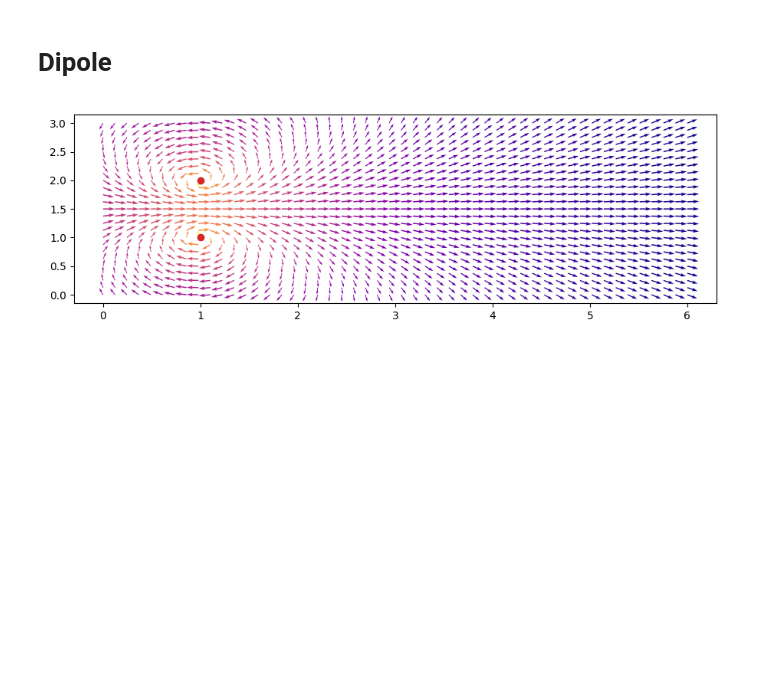
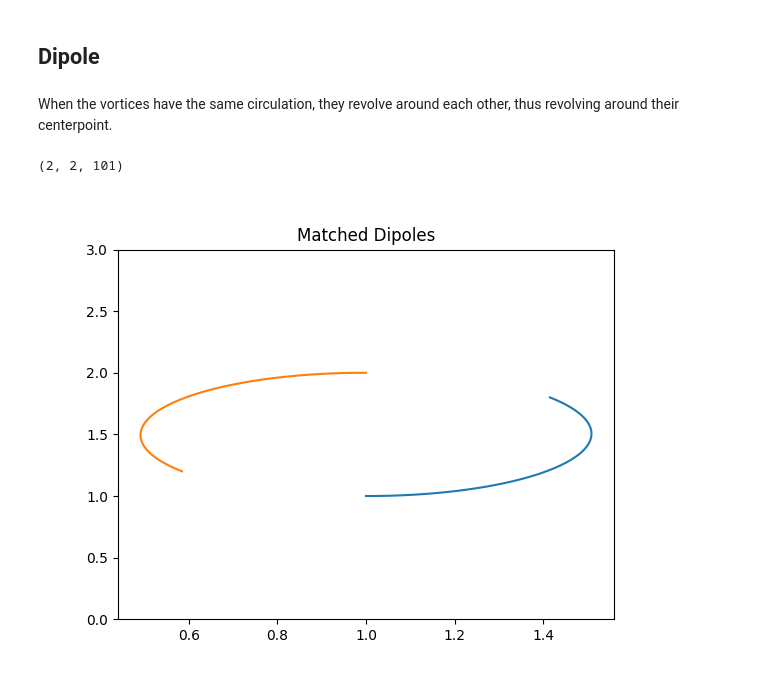
Before and after one commit to JEElsner/amath505, a Jupyter notebook: hw5/Homework 5.ipynb, the cells around one changed output. Saved outputs shown, nothing was run; the diff lists cells and outputs as text; code cells hidden in the pictures; blank space fills up the shorter version.

```diff
--- a/hw5/Homework 5.ipynb
+++ b/hw5/Homework 5.ipynb
@@ -8,4 +64,4 @@ from hw5 import VortexManager, animate
 import ipympl
 %matplotlib widget
 # %% [markdown]
-# Dipole
+## Dipole
@@ -12,15 +73,23 @@ import ipympl
+# %% [markdown]
+When the vortices have the same circulation, they revolve around each other, thus revolving around their centerpoint.
 # %%
-dt = 0.1
-
-x = np.linspace(0, 6, 50)
-y = np.linspace(0, 3, 25)
-
 dipole = VortexManager(2)
-v1 = dipole.add(1, 1, -1)
+v1 = dipole.add(1, 1, 1)
 v2 = dipole.add(1, 2, 1)
 
-anim = animate(dipole,  x, y, dt, figsize=(9, 3), duration=250)
-plt.tight_layout()
+# anim = animate(dipole,  x, y, dt, figsize=(9, 3), duration=250)
+# anim.save('./dipole_advection.gif')
+
+fig, ax = plt.subplots()
+points = dipole.step_forward(dt, 100)
+print(points.shape)
+for point in points:
+    ax.plot(*point)
+
+# plt.tight_layout()
+ax.set_ylim((0,3))
+plt.title('Matched Dipoles')
 plt.show()
 # %% [output]
+(2, 2, 101)
-[figure, old version]
+[figure, new version]
```
Also changed, not shown: parts of 24 cells of this notebook, 7 other files.
